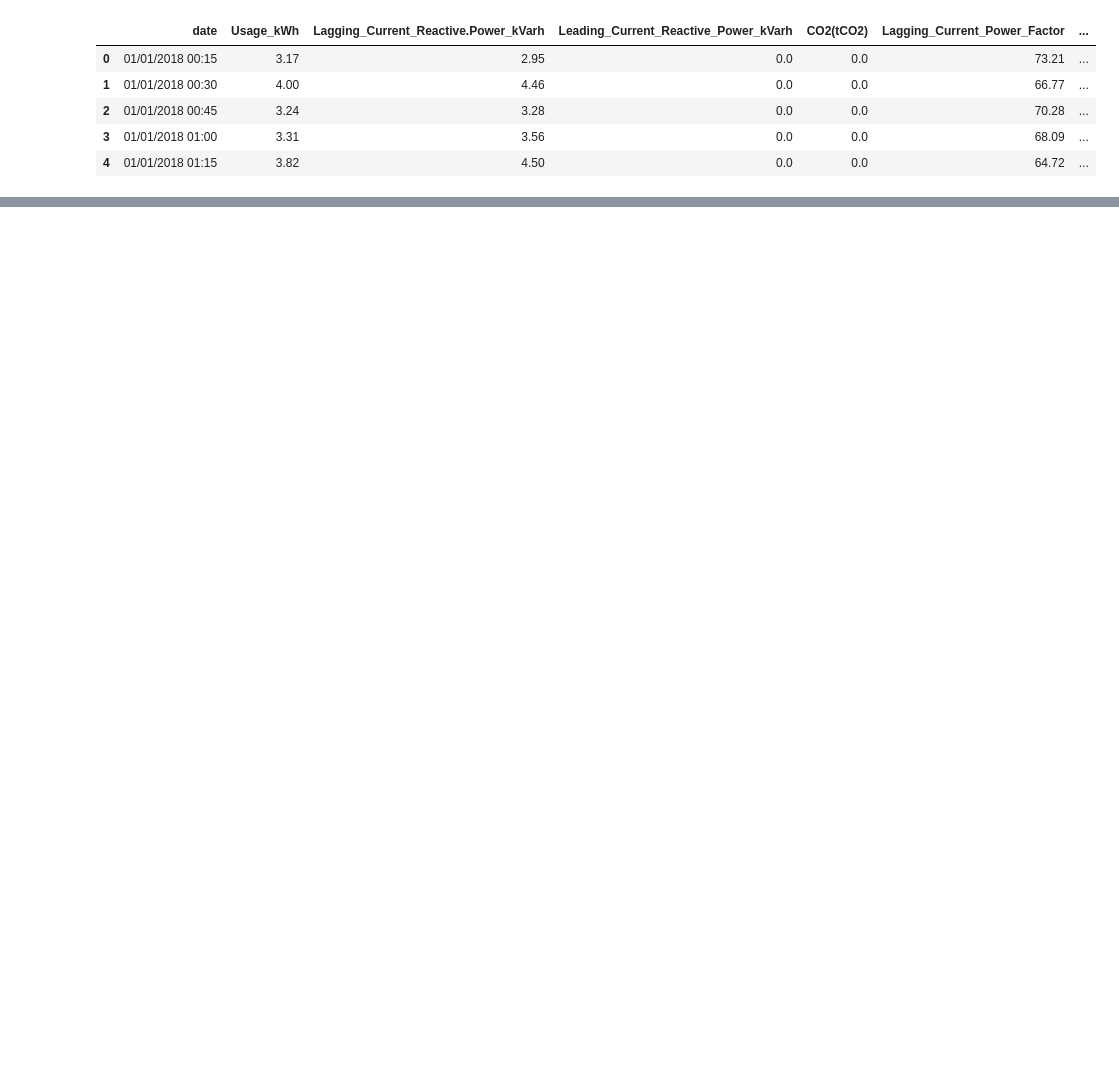
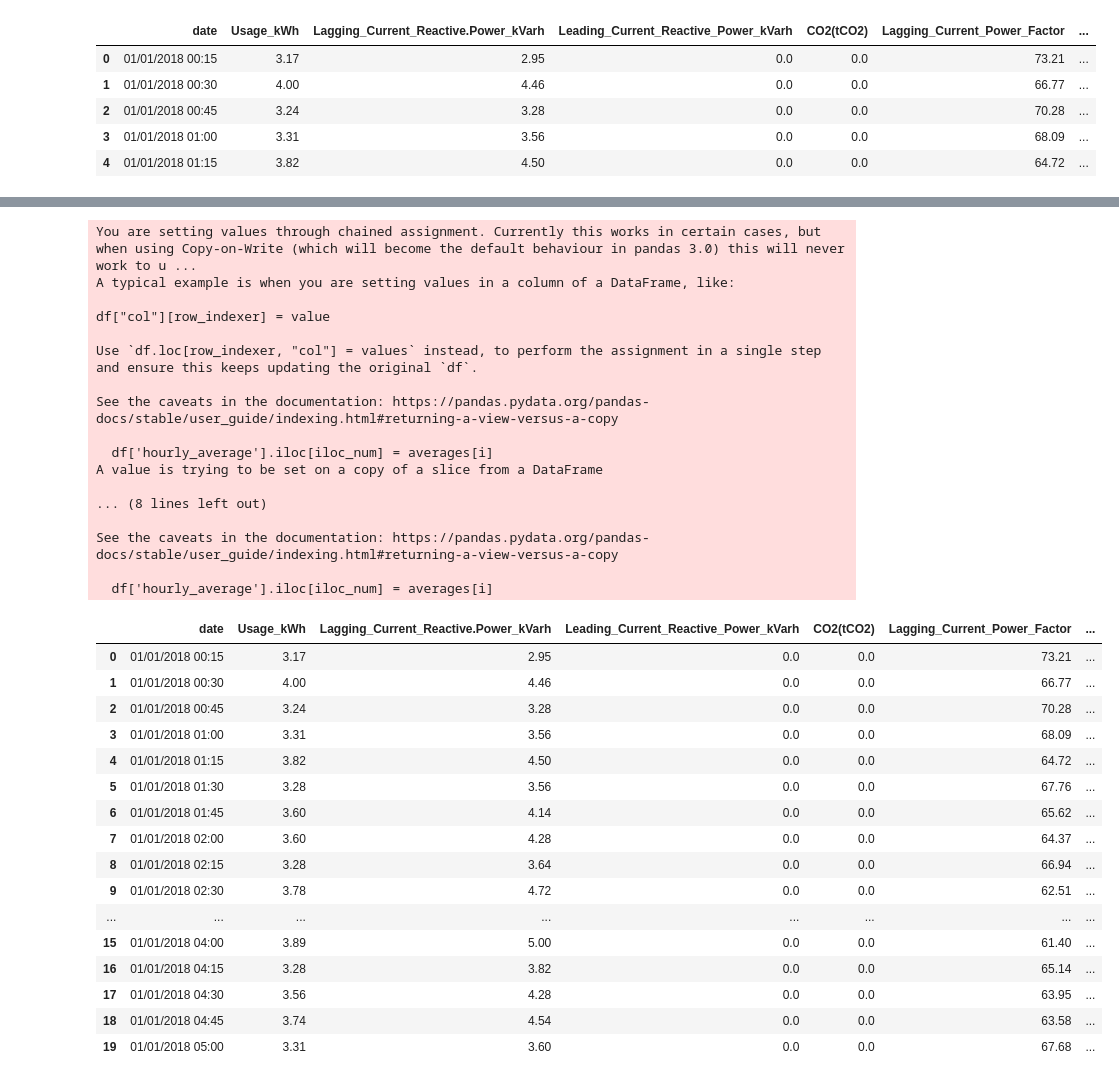
Before and after one commit to alirezapaakraavaan/Energy-Consumption-Analysis-and-Prediction, a Jupyter notebook: main.ipynb, the cells around one changed output, grey strips where cells are left out. Cells and saved outputs as stored; diff of their text form; code cells hidden in the pictures; blank space fills up the shorter version.

Commit message:
Data cleaned

```diff
--- a/main.ipynb
+++ b/main.ipynb
@@ -13,0 +129,8 @@ df.head()
+# %%
+weekstatus_to_number = {
+    'Weekday': 1,
+    'Weekend': 0
+}
+
+
+df['WeekStatus'] = df['WeekStatus'].map(weekstatus_to_number)
@@ -13,0 +183,16 @@ df.head()
+# %%
+total = 0
+averages = []
+numbers = df['Usage_kWh'].values
+
+for i in range(0, 35040, 4):
+    group = numbers[i:i+4]
+
+    average = sum(group) / len(group)
+
+    averages.append(average)
+
+
+print(numbers)
+print(averages[:10])
+len(averages)
@@ -13,0 +219,2 @@ df.head()
+# %%
+df['hourly_average'] = 0
@@ -13,0 +230,2 @@ df.head()
+# %%
+df['hourly_average'].iloc[3] = averages[0]
@@ -13,0 +243,44 @@ df.head()
+# %%
+iloc_num = -1
+
+for i in range(8760):
+    iloc_num = iloc_num + 4
+    df['hourly_average'].iloc[iloc_num] = averages[i]
+
+
+df.head(20)
+# %% [output]
+You are setting values through chained assignment. Currently this works in certain cases, but when using Copy-on-Write (which will become the default behaviour in pandas 3.0) this will never work to u ...
+A typical example is when you are setting values in a column of a DataFrame, like:
+
+df["col"][row_indexer] = value
+
+Use `df.loc[row_indexer, "col"] = values` instead, to perform the assignment in a single step and ensure this keeps updating the original `df`.
+
+See the caveats in the documentation: https://pandas.pydata.org/pandas-docs/stable/user_guide/indexing.html#returning-a-view-versus-a-copy
+
+  df['hourly_average'].iloc[iloc_num] = averages[i]
+A value is trying to be set on a copy of a slice from a DataFrame
+
+... (8 lines left out)
+
+See the caveats in the documentation: https://pandas.pydata.org/pandas-docs/stable/user_guide/indexing.html#returning-a-view-versus-a-copy
+
+  df['hourly_average'].iloc[iloc_num] = averages[i]
+|  | date | Usage_kWh | Lagging_Current_Reactive.Power_kVarh | Leading_Current_Reactive_Power_kVarh | CO2(tCO2) | Lagging_Current_Power_Factor | ... |
+| 0 | 01/01/2018 00:15 | 3.17 | 2.95 | 0.0 | 0.0 | 73.21 | ... |
+| 1 | 01/01/2018 00:30 | 4.00 | 4.46 | 0.0 | 0.0 | 66.77 | ... |
+| 2 | 01/01/2018 00:45 | 3.24 | 3.28 | 0.0 | 0.0 | 70.28 | ... |
+| 3 | 01/01/2018 01:00 | 3.31 | 3.56 | 0.0 | 0.0 | 68.09 | ... |
+| 4 | 01/01/2018 01:15 | 3.82 | 4.50 | 0.0 | 0.0 | 64.72 | ... |
+| 5 | 01/01/2018 01:30 | 3.28 | 3.56 | 0.0 | 0.0 | 67.76 | ... |
+| 6 | 01/01/2018 01:45 | 3.60 | 4.14 | 0.0 | 0.0 | 65.62 | ... |
+| 7 | 01/01/2018 02:00 | 3.60 | 4.28 | 0.0 | 0.0 | 64.37 | ... |
+| 8 | 01/01/2018 02:15 | 3.28 | 3.64 | 0.0 | 0.0 | 66.94 | ... |
+| 9 | 01/01/2018 02:30 | 3.78 | 4.72 | 0.0 | 0.0 | 62.51 | ... |
+| ... | ... | ... | ... | ... | ... | ... | ... |
+| 15 | 01/01/2018 04:00 | 3.89 | 5.00 | 0.0 | 0.0 | 61.40 | ... |
+| 16 | 01/01/2018 04:15 | 3.28 | 3.82 | 0.0 | 0.0 | 65.14 | ... |
+| 17 | 01/01/2018 04:30 | 3.56 | 4.28 | 0.0 | 0.0 | 63.95 | ... |
+| 18 | 01/01/2018 04:45 | 3.74 | 4.54 | 0.0 | 0.0 | 63.58 | ... |
+| 19 | 01/01/2018 05:00 | 3.31 | 3.60 | 0.0 | 0.0 | 67.68 | ... |
```
Also changed, not shown: parts of 36 cells of this notebook.
